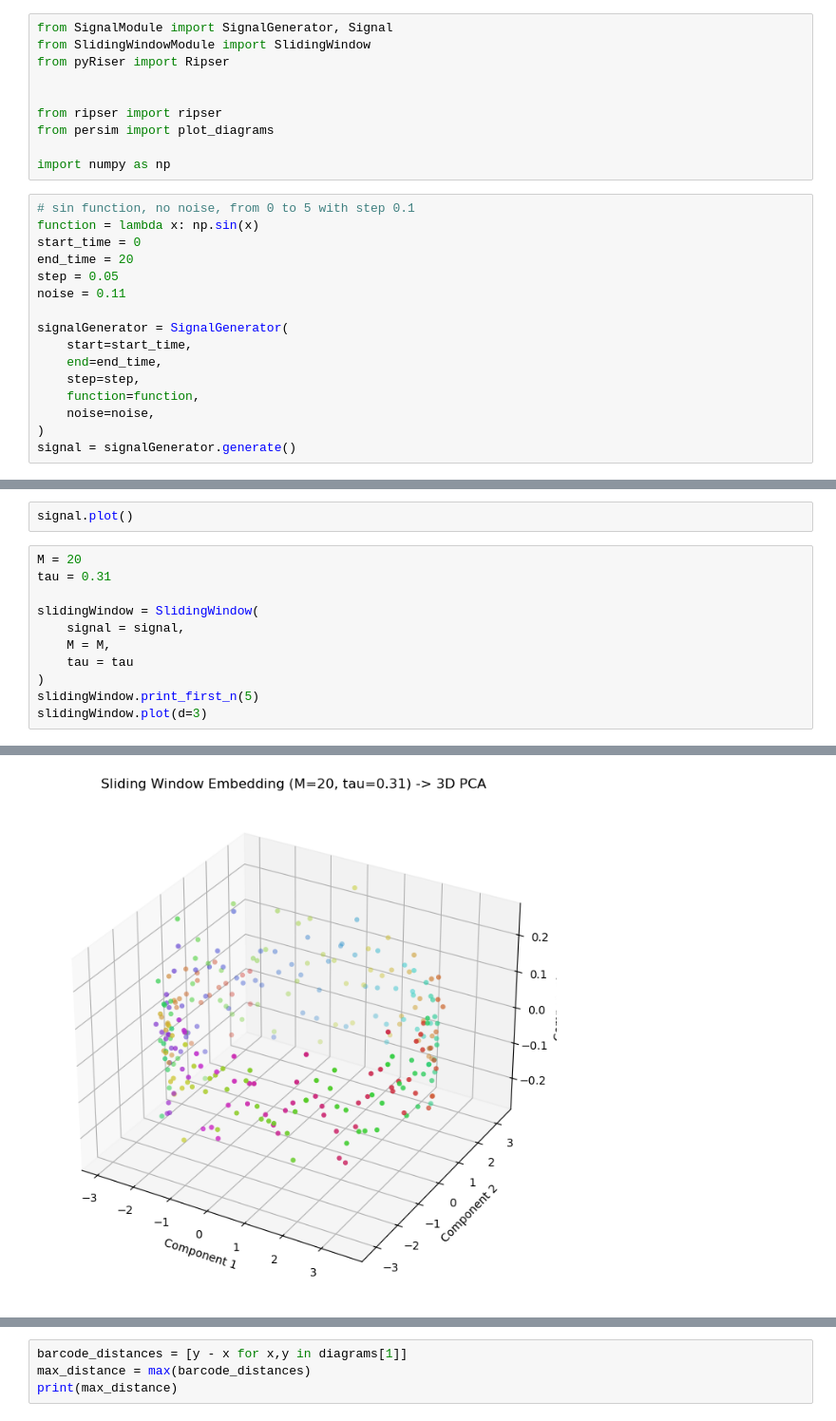
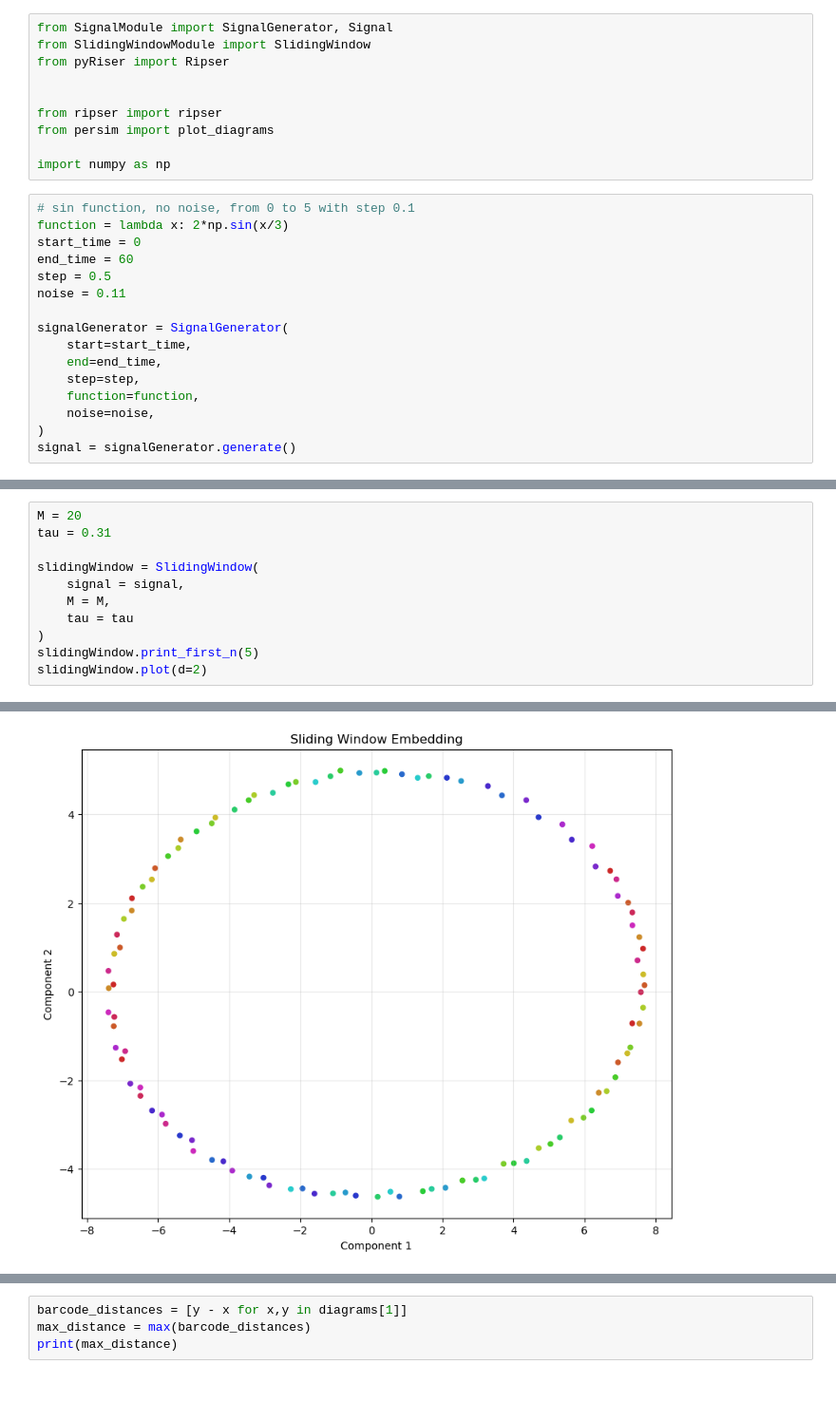
Before and after one commit to LanSevcnikar/uni-funkcijsko-programiranje, a Jupyter notebook: seminarska/main.ipynb, the cells around one changed output, grey strips where cells are left out. Shown at 95% size. Drawn from its saved outputs; the diff is of its cells as text; blank space fills up the shorter version.

```diff
--- a/seminarska/main.ipynb
+++ b/seminarska/main.ipynb
@@ -10,10 +10,10 @@ from persim import plot_diagrams
 import numpy as np
 # %%
 # sin function, no noise, from 0 to 5 with step 0.1
-function = lambda x: np.sin(x)
+function = lambda x: 2*np.sin(x/3)
 start_time = 0
-end_time = 20
-step = 0.05
+end_time = 60
+step = 0.5
 noise = 0.11
 
 signalGenerator = SignalGenerator(
@@ -51,5 +31,3 @@ signal.normalize(number_of_points=100)
-# %%
-signal.plot()
 # %%
 M = 20
 tau = 0.31
@@ -60,5 +38,5 @@ slidingWindow = SlidingWindow(
     tau = tau
 )
 slidingWindow.print_first_n(5)
-slidingWindow.plot(d=3)
+slidingWindow.plot(d=2)
 # %% [output]
@@ -85,4 +63,4 @@ Point 4: (0.2, array([ 0.10438509,  0.60392311,  0.66703697,  0.97977809,  0.883
-[figure, old version]
+[figure, new version]
 # %%
 diagrams = ripser(
     X=slidingWindow.get_distance_matrix(),
```
Also changed, not shown: parts of 6 cells of this notebook, 2 other files.
